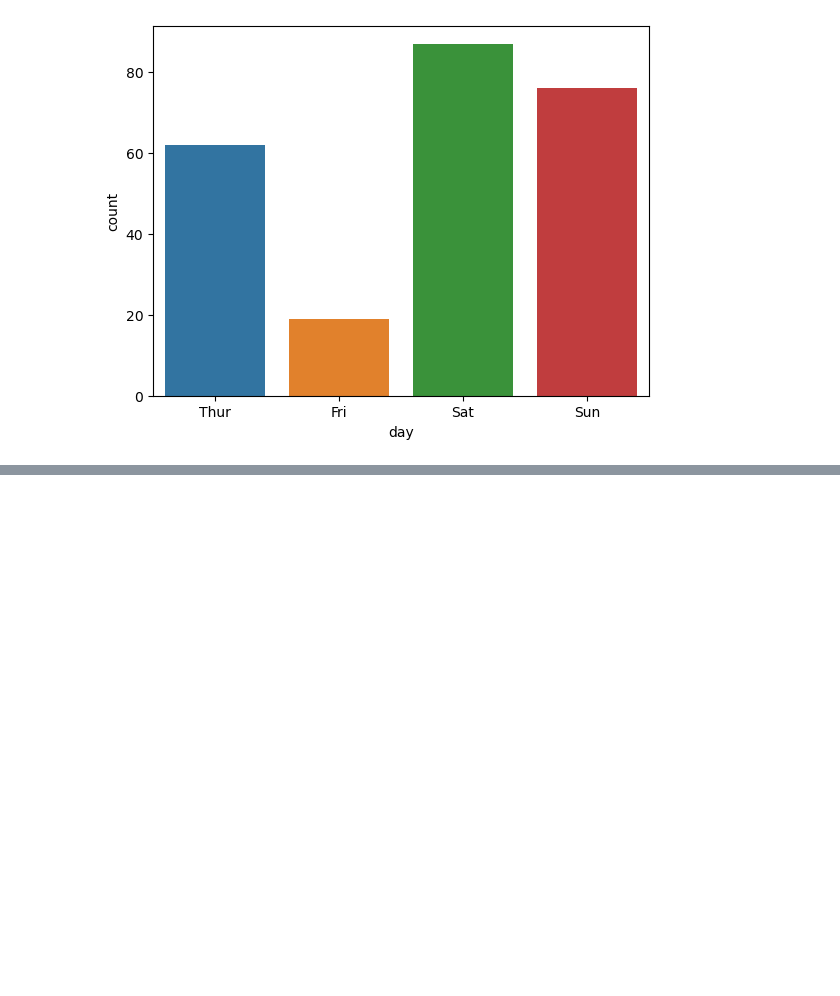
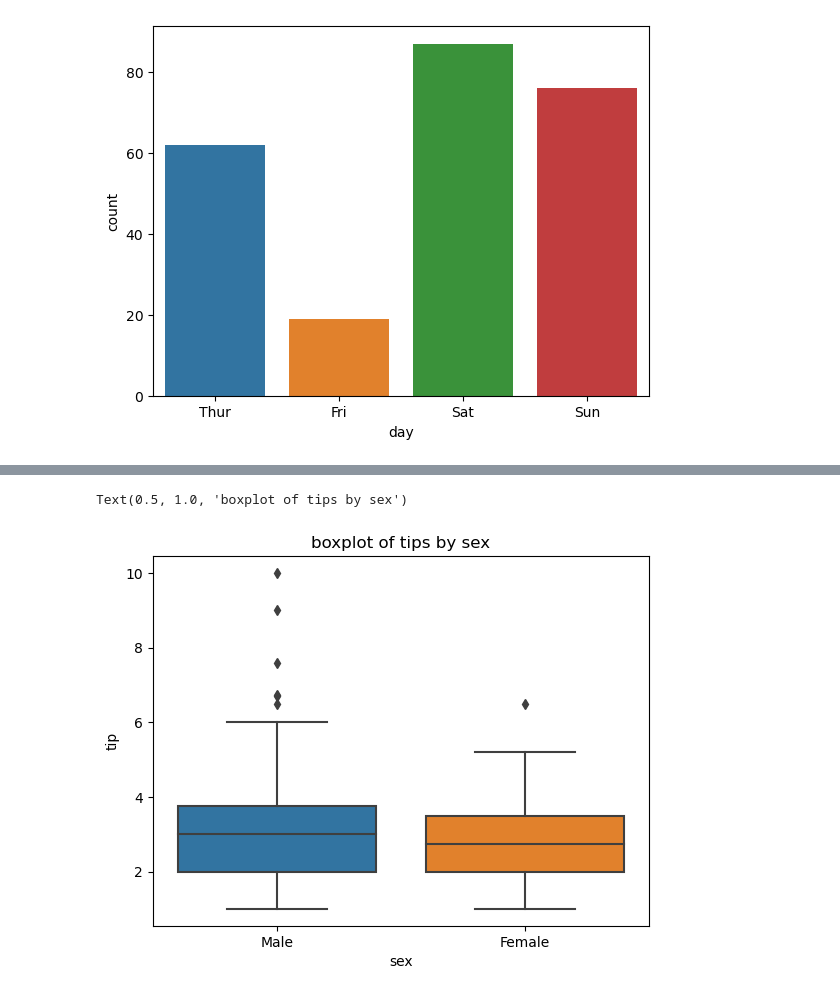
Before and after one commit to layla-focalors/pandas_learning, a Jupyter notebook: Lumine/Paimon.ipynb, the cells around one changed output, grey strips where cells are left out. Saved outputs shown, nothing was run; the diff lists cells and outputs as text; code cells hidden in the pictures; blank space fills up the shorter version.

```diff
--- a/Lumine/Paimon.ipynb
+++ b/Lumine/Paimon.ipynb
@@ -1208,0 +1214,6 @@ sns.countplot(x="day" , data=df)
+# %%
+ax = sns.boxplot(x="sex", y="tip", data=df)
+ax.set_title("boxplot of tips by sex")
+# %% [output]
+Text(0.5, 1.0, 'boxplot of tips by sex')
+[figure, added]
```
Also changed, not shown: parts of 64 cells of this notebook.
